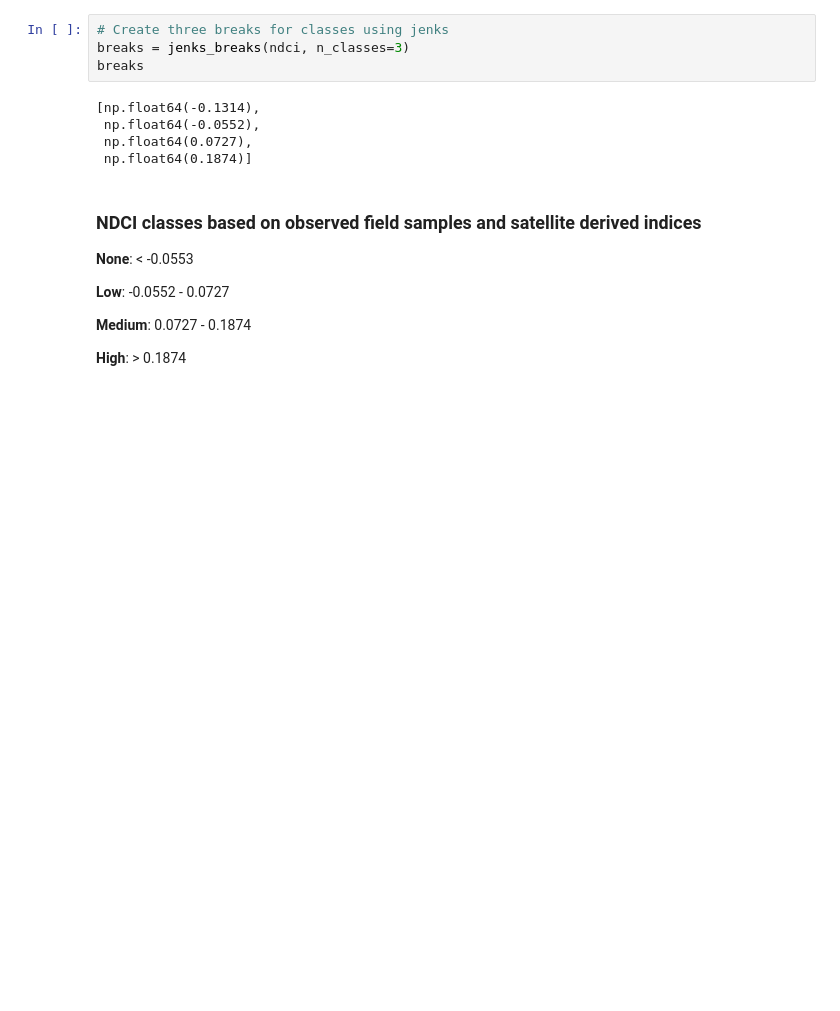
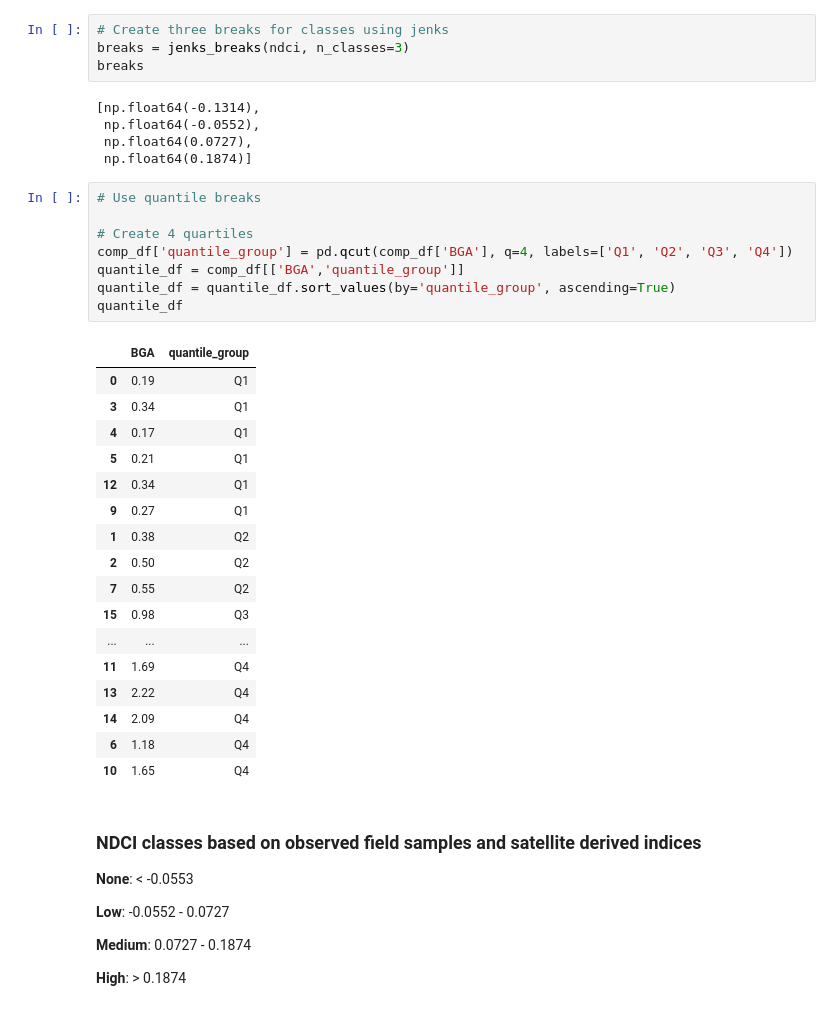
Before and after one commit to jlzamary/WCS-Lagoon-Analysis, a Jupyter notebook: Notebooks/Current/krusenstern_analysis_sp26.ipynb, the cells around one changed output. Drawn from its saved outputs; the diff is of its cells as text; blank space fills up the shorter version.

Commit message:
Added quantile data classification to supplement teh current Jenks natural breaks.

```diff
--- a/Notebooks/Current/krusenstern_analysis_sp26.ipynb
+++ b/Notebooks/Current/krusenstern_analysis_sp26.ipynb
@@ -502,6 +502,32 @@ breaks
  np.float64(-0.0552),
  np.float64(0.0727),
  np.float64(0.1874)]
+# %%
+# Use quantile breaks
+
+# Create 4 quartiles
+comp_df['quantile_group'] = pd.qcut(comp_df['BGA'], q=4, labels=['Q1', 'Q2', 'Q3', 'Q4'])
+quantile_df = comp_df[['BGA','quantile_group']]
+quantile_df = quantile_df.sort_values(by='quantile_group', ascending=True)
+quantile_df
+# %% [output]
+|  | BGA | quantile_group |
+| 0 | 0.19 | Q1 |
+| 3 | 0.34 | Q1 |
+| 4 | 0.17 | Q1 |
+| 5 | 0.21 | Q1 |
+| 12 | 0.34 | Q1 |
+| 9 | 0.27 | Q1 |
+| 1 | 0.38 | Q2 |
+| 2 | 0.50 | Q2 |
+| 7 | 0.55 | Q2 |
+| 15 | 0.98 | Q3 |
+| ... | ... | ... |
+| 11 | 1.69 | Q4 |
+| 13 | 2.22 | Q4 |
+| 14 | 2.09 | Q4 |
+| 6 | 1.18 | Q4 |
+| 10 | 1.65 | Q4 |
 # %% [markdown]
 ### NDCI classes based on observed field samples and satellite derived indices
 
```
Also changed, not shown: parts of 2 cells of this notebook.
